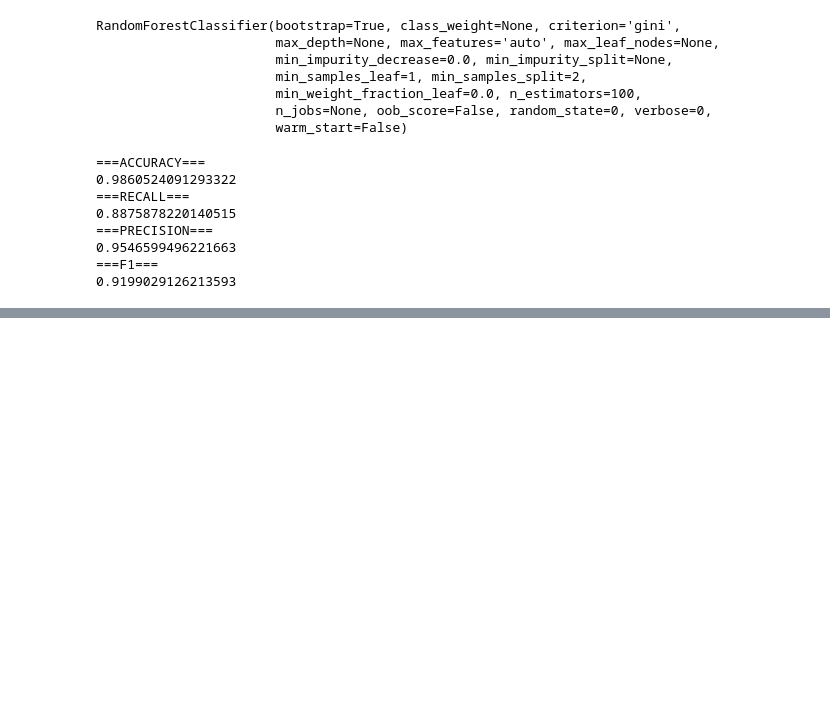
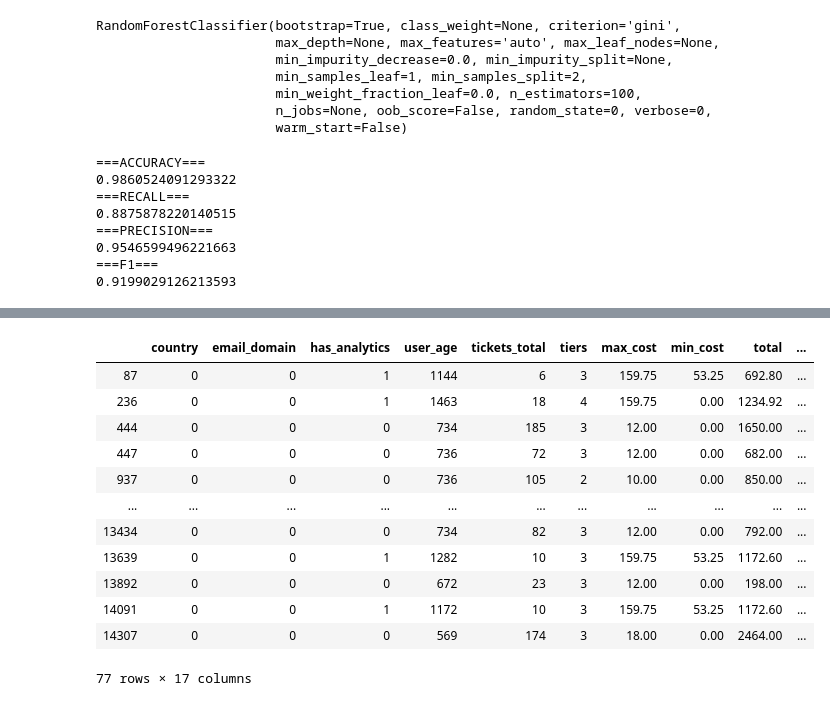
Before and after one commit to taylorjbritt/fraudcasestudy, a Jupyter notebook: notebooks/modeling.ipynb, the cells around one changed output, grey strips where cells are left out. Drawn from its saved outputs; the diff is of its cells as text; code cells hidden in the pictures; blank space fills up the shorter version.

```diff
--- a/notebooks/modeling.ipynb
+++ b/notebooks/modeling.ipynb
@@ -129,0 +161,16 @@ n_estimators=100, *, criterion='gini', max_depth=None, min_samples_split=2, min_
+# %%
+df[(df['previous_payout_count'] > 1500) & (df['previous_payout_count'] < 1800)]
+# %% [output]
+|  | country | email_domain | has_analytics | user_age | tickets_total | tiers | max_cost | min_cost | total | ... |
+| 87 | 0 | 0 | 1 | 1144 | 6 | 3 | 159.75 | 53.25 | 692.80 | ... |
+| 236 | 0 | 0 | 1 | 1463 | 18 | 4 | 159.75 | 0.00 | 1234.92 | ... |
+| 444 | 0 | 0 | 0 | 734 | 185 | 3 | 12.00 | 0.00 | 1650.00 | ... |
+| 447 | 0 | 0 | 0 | 736 | 72 | 3 | 12.00 | 0.00 | 682.00 | ... |
+| 937 | 0 | 0 | 0 | 736 | 105 | 2 | 10.00 | 0.00 | 850.00 | ... |
+| ... | ... | ... | ... | ... | ... | ... | ... | ... | ... | ... |
+| 13434 | 0 | 0 | 0 | 734 | 82 | 3 | 12.00 | 0.00 | 792.00 | ... |
+| 13639 | 0 | 0 | 1 | 1282 | 10 | 3 | 159.75 | 53.25 | 1172.60 | ... |
+| 13892 | 0 | 0 | 0 | 672 | 23 | 3 | 12.00 | 0.00 | 198.00 | ... |
+| 14091 | 0 | 0 | 1 | 1172 | 10 | 3 | 159.75 | 53.25 | 1172.60 | ... |
+| 14307 | 0 | 0 | 0 | 569 | 174 | 3 | 18.00 | 0.00 | 2464.00 | ... |
+77 rows × 17 columns
```
Also changed, not shown: parts of 19 cells of this notebook, 4 other files.
